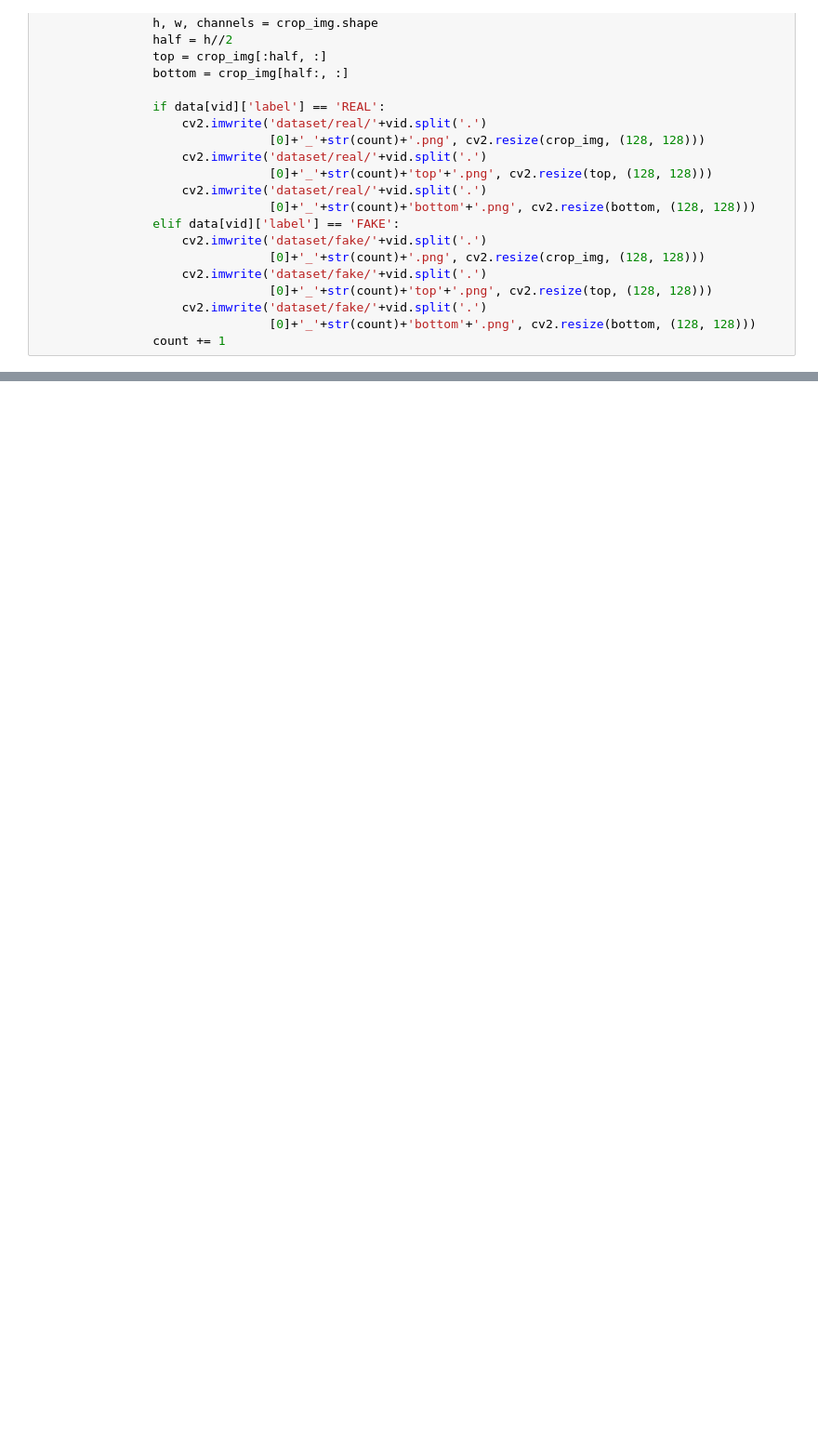
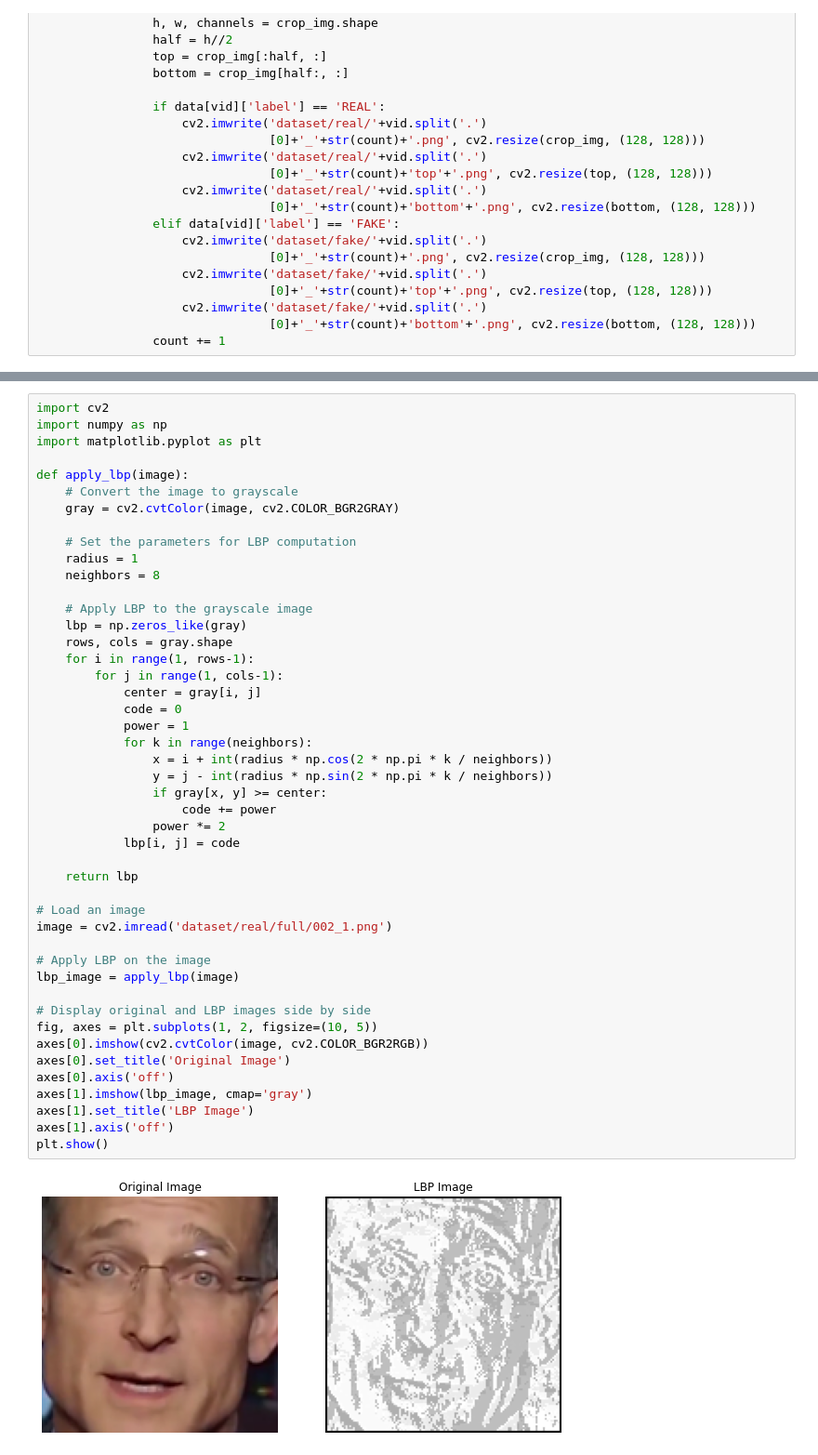
Before and after one commit to ahmedayman1420/Dynamic-texture-analysis-for-detecting-fake-faces-in-video-sequences, a Jupyter notebook: Phase-5/Preprocessing.ipynb, the cells around one changed output, grey strips where cells are left out. Shown at 93% size. Cells and saved outputs as stored; diff of their text form; blank space fills up the shorter version.

```diff
--- a/Phase-5/Preprocessing.ipynb
+++ b/Phase-5/Preprocessing.ipynb
@@ -64,0 +112,48 @@ for vid in list_of_train_data:
+# %%
+import cv2
+import numpy as np
+import matplotlib.pyplot as plt
+
+def apply_lbp(image):
+    # Convert the image to grayscale
+    gray = cv2.cvtColor(image, cv2.COLOR_BGR2GRAY)
+
+    # Set the parameters for LBP computation
+    radius = 1
+    neighbors = 8
+
+    # Apply LBP to the grayscale image
+    lbp = np.zeros_like(gray)
+    rows, cols = gray.shape
+    for i in range(1, rows-1):
+        for j in range(1, cols-1):
+            center = gray[i, j]
+            code = 0
+            power = 1
+            for k in range(neighbors):
+                x = i + int(radius * np.cos(2 * np.pi * k / neighbors))
+                y = j - int(radius * np.sin(2 * np.pi * k / neighbors))
+                if gray[x, y] >= center:
+                    code += power
+                power *= 2
+            lbp[i, j] = code
+
+    return lbp
+
+# Load an image
+image = cv2.imread('dataset/real/full/002_1.png')
+
+# Apply LBP on the image
+lbp_image = apply_lbp(image)
+
+# Display original and LBP images side by side
+fig, axes = plt.subplots(1, 2, figsize=(10, 5))
+axes[0].imshow(cv2.cvtColor(image, cv2.COLOR_BGR2RGB))
+axes[0].set_title('Original Image')
+axes[0].axis('off')
+axes[1].imshow(lbp_image, cmap='gray')
+axes[1].set_title('LBP Image')
+axes[1].axis('off')
+plt.show()
+# %% [output]
+[figure, added]
```
Also changed, not shown: parts of 1 cell of this notebook, 22 other files.
